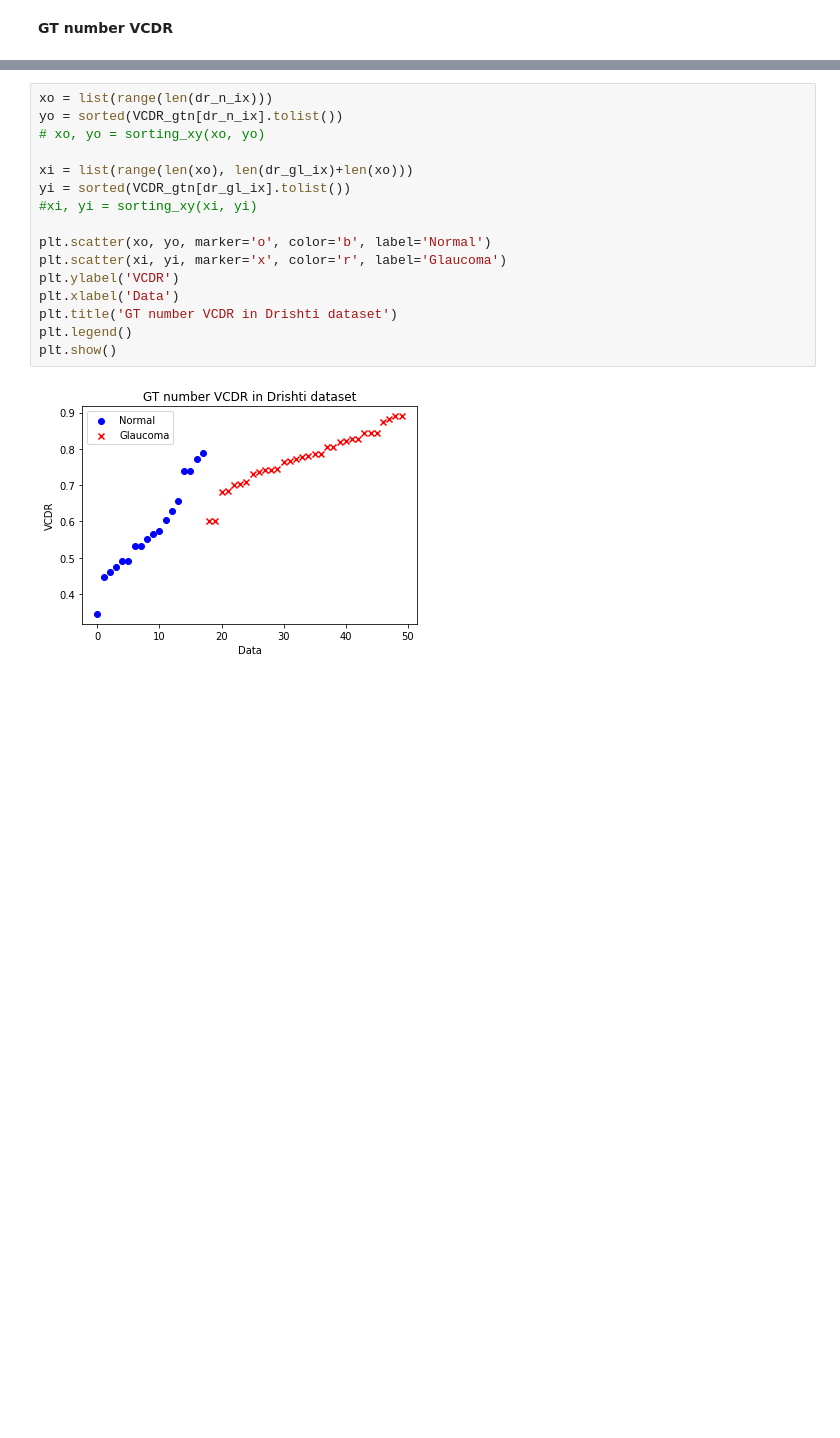
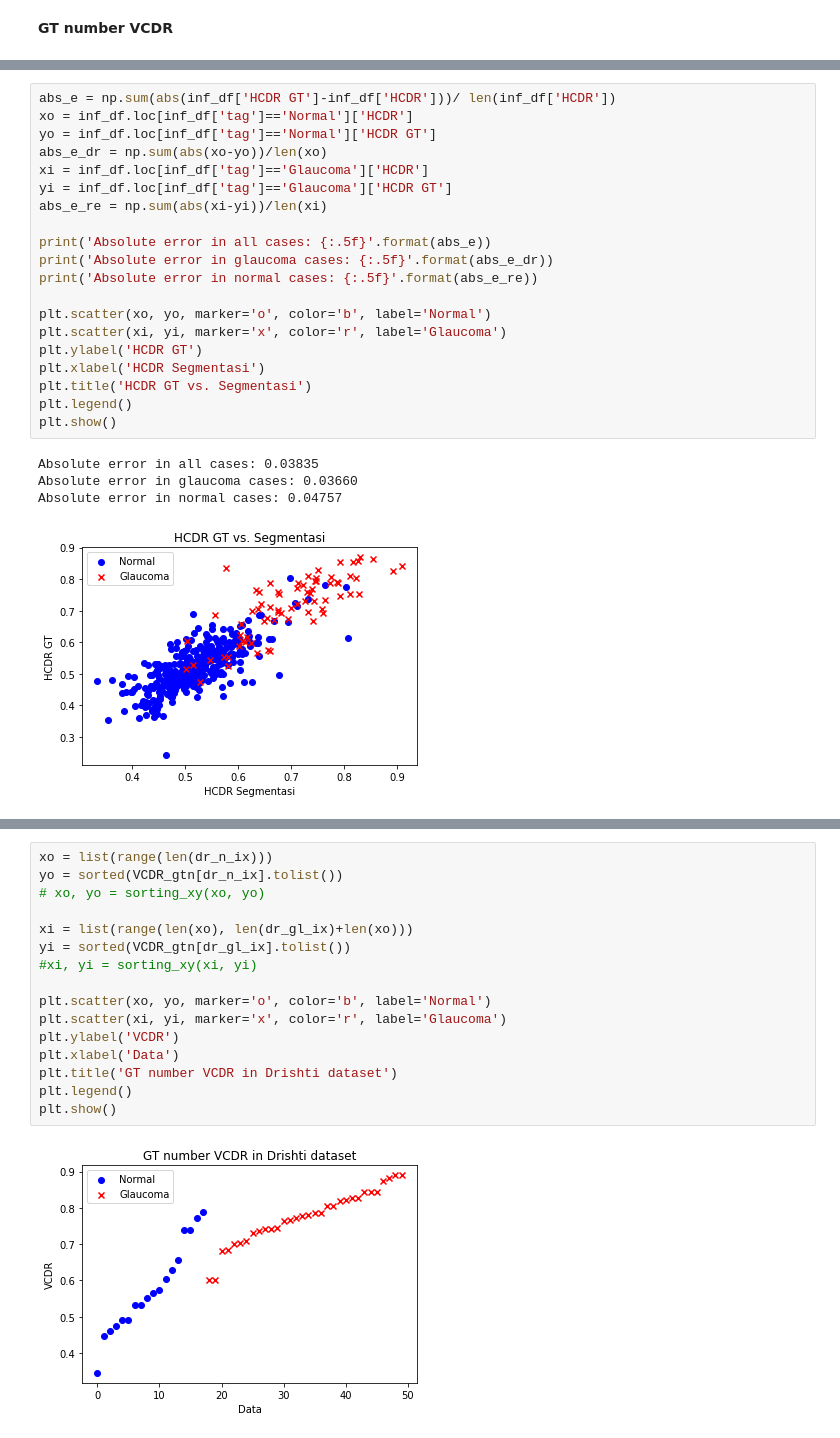
Before and after one commit to anasnafis77/Glaucoma-Detection-UNet, a Jupyter notebook: Glaucoma_inference.ipynb, the cells around one changed output, grey strips where cells are left out. Cells and saved outputs as stored; diff of their text form; blank space fills up the shorter version.

```diff
--- a/Glaucoma_inference.ipynb
+++ b/Glaucoma_inference.ipynb
@@ -145,0 +262,25 @@ Absolute error in normal cases: 0.04947
+# %%
+abs_e = np.sum(abs(inf_df['HCDR GT']-inf_df['HCDR']))/ len(inf_df['HCDR'])
+xo = inf_df.loc[inf_df['tag']=='Normal']['HCDR']
+yo = inf_df.loc[inf_df['tag']=='Normal']['HCDR GT']
+abs_e_dr = np.sum(abs(xo-yo))/len(xo)
+xi = inf_df.loc[inf_df['tag']=='Glaucoma']['HCDR']
+yi = inf_df.loc[inf_df['tag']=='Glaucoma']['HCDR GT']
+abs_e_re = np.sum(abs(xi-yi))/len(xi)
+
+print('Absolute error in all cases: {:.5f}'.format(abs_e))
+print('Absolute error in glaucoma cases: {:.5f}'.format(abs_e_dr))
+print('Absolute error in normal cases: {:.5f}'.format(abs_e_re))
+
+plt.scatter(xo, yo, marker='o', color='b', label='Normal')
+plt.scatter(xi, yi, marker='x', color='r', label='Glaucoma')
+plt.ylabel('HCDR GT')
+plt.xlabel('HCDR Segmentasi')
+plt.title('HCDR GT vs. Segmentasi')
+plt.legend()
+plt.show()
+# %% [output]
+Absolute error in all cases: 0.03835
+Absolute error in glaucoma cases: 0.03660
+Absolute error in normal cases: 0.04757
+[figure, added]
```
Also changed, not shown: parts of 19 cells of this notebook.
